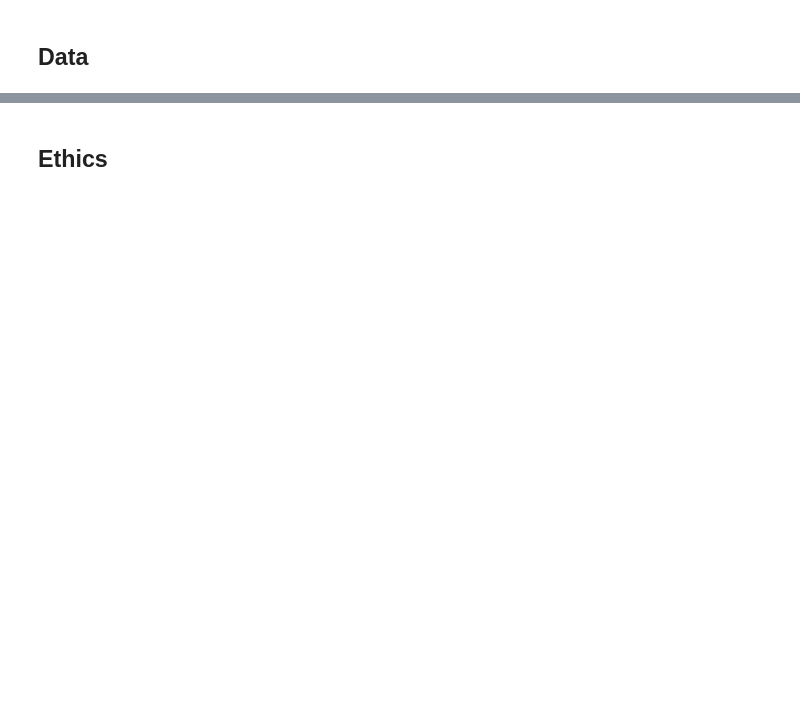
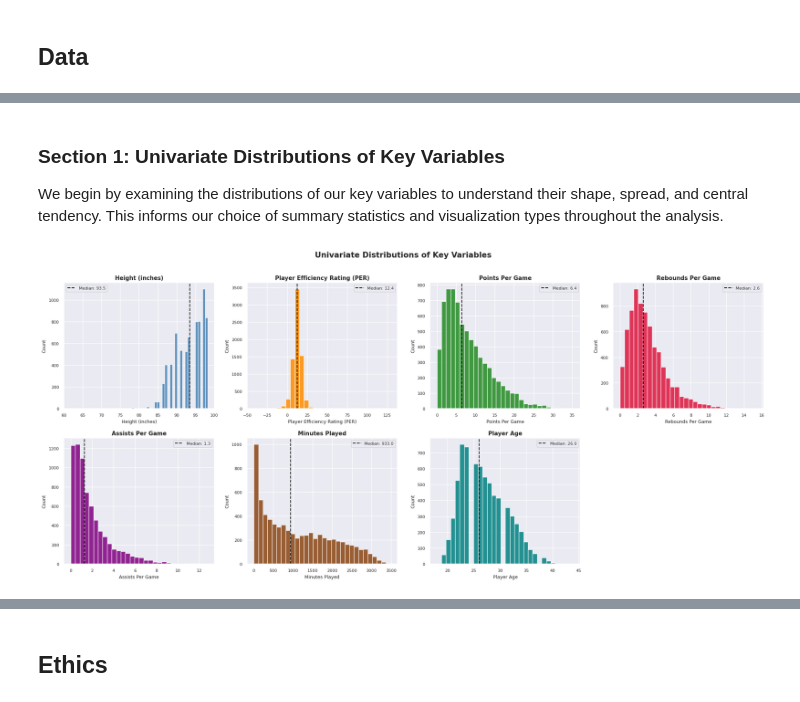
Before and after one commit to COGS108/Group039_WI26, a Jupyter notebook: 03-FinalProject.ipynb, the cells around one changed output, grey strips where cells are left out. Cells and saved outputs as stored; diff of their text form; code cells hidden in the pictures; blank space fills up the shorter version.

```diff
--- a/03-FinalProject.ipynb
+++ b/03-FinalProject.ipynb
@@ -118,0 +498,42 @@ Some more words and stuff.  Remember notebooks work best if you interleave the c
+# %% [markdown]
+### Section 1: Univariate Distributions of Key Variables
+
+We begin by examining the distributions of our key variables to understand their shape, spread, and central tendency. This informs our choice of summary statistics and visualization types throughout the analysis.
+# %%
+fig, axes = plt.subplots(2, 4, figsize=(20, 9))
+fig.suptitle('Univariate Distributions of Key Variables',
+             fontsize=15, fontweight='bold', y=1.01)
+
+vars_to_plot = [
+    (col_height, 'Height (inches)',               'steelblue'),
+    (col_per,    'Player Efficiency Rating (PER)', 'darkorange'),
+    (col_pts,    'Points Per Game',                'forestgreen'),
+    (col_trb,    'Rebounds Per Game',              'crimson'),
+    (col_ast,    'Assists Per Game',               'purple'),
+    (col_mp,     'Minutes Played',                 'saddlebrown'),
+    (col_age,    'Player Age',                     'teal'),
+]
+
+for ax, (col, label, color) in zip(axes.flatten(), vars_to_plot):
+    if col is None or col not in df_eda.columns:
+        ax.set_visible(False)
+        continue
+    data = df_eda[col].dropna()
+    ax.hist(data, bins=30, color=color, edgecolor='white', alpha=0.85)
+    med = data.median()
+    ax.axvline(med, color='black', linestyle='--', linewidth=1.5,
+               label=f'Median: {med:.1f}')
+    ax.set_title(label, fontsize=11, fontweight='bold')
+    ax.set_xlabel(label, fontsize=9)
+    ax.set_ylabel('Count', fontsize=9)
+    ax.legend(fontsize=8)
+    ax.tick_params(labelsize=8)
+    if col == col_height:
+        ax.set_xlim(60, 100)   # enforce inches range on x-axis
+
+axes[1, 3].set_visible(False)
+plt.tight_layout()
+plt.savefig('results/eda_univariate_distributions.png', dpi=150, bbox_inches='tight')
+plt.show()
+# %% [output]
+[figure, added]
```
Also changed, not shown: parts of 48 cells of this notebook.
